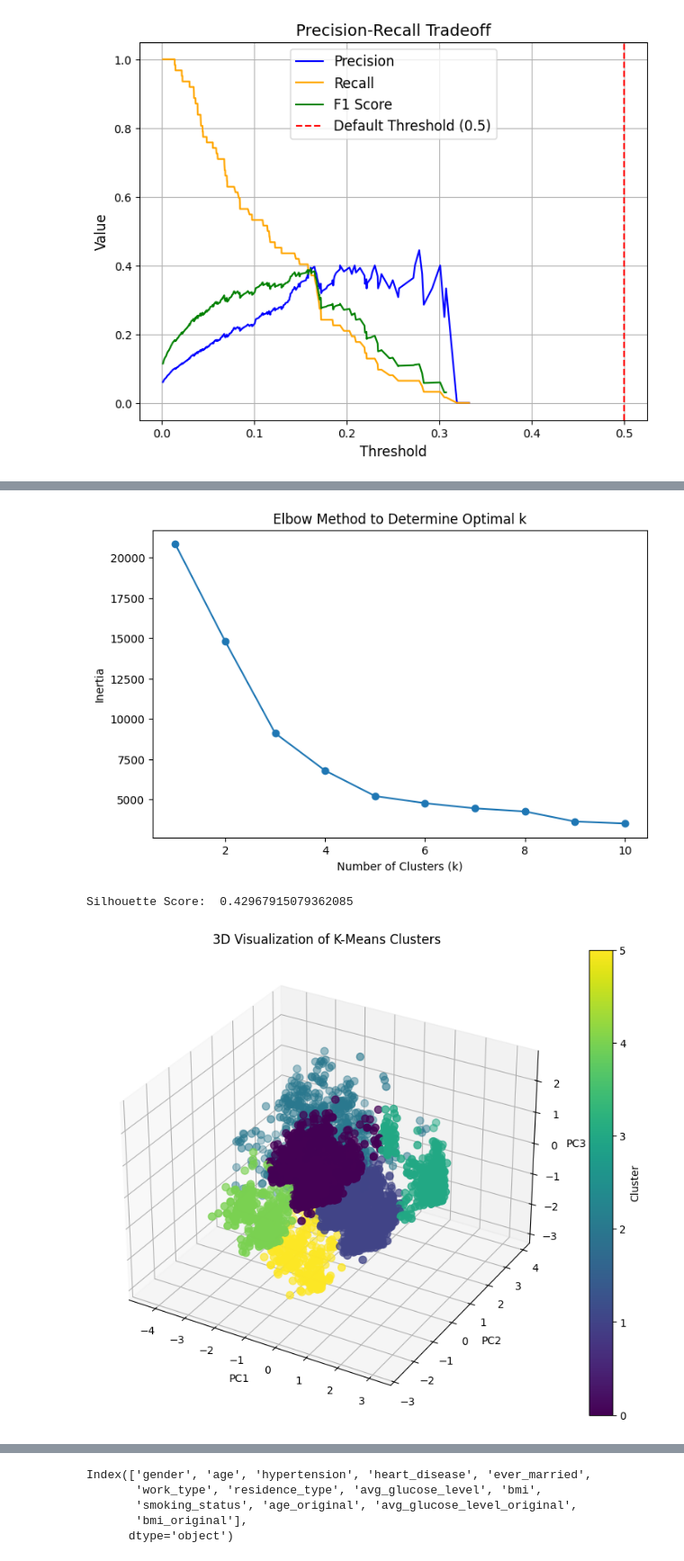
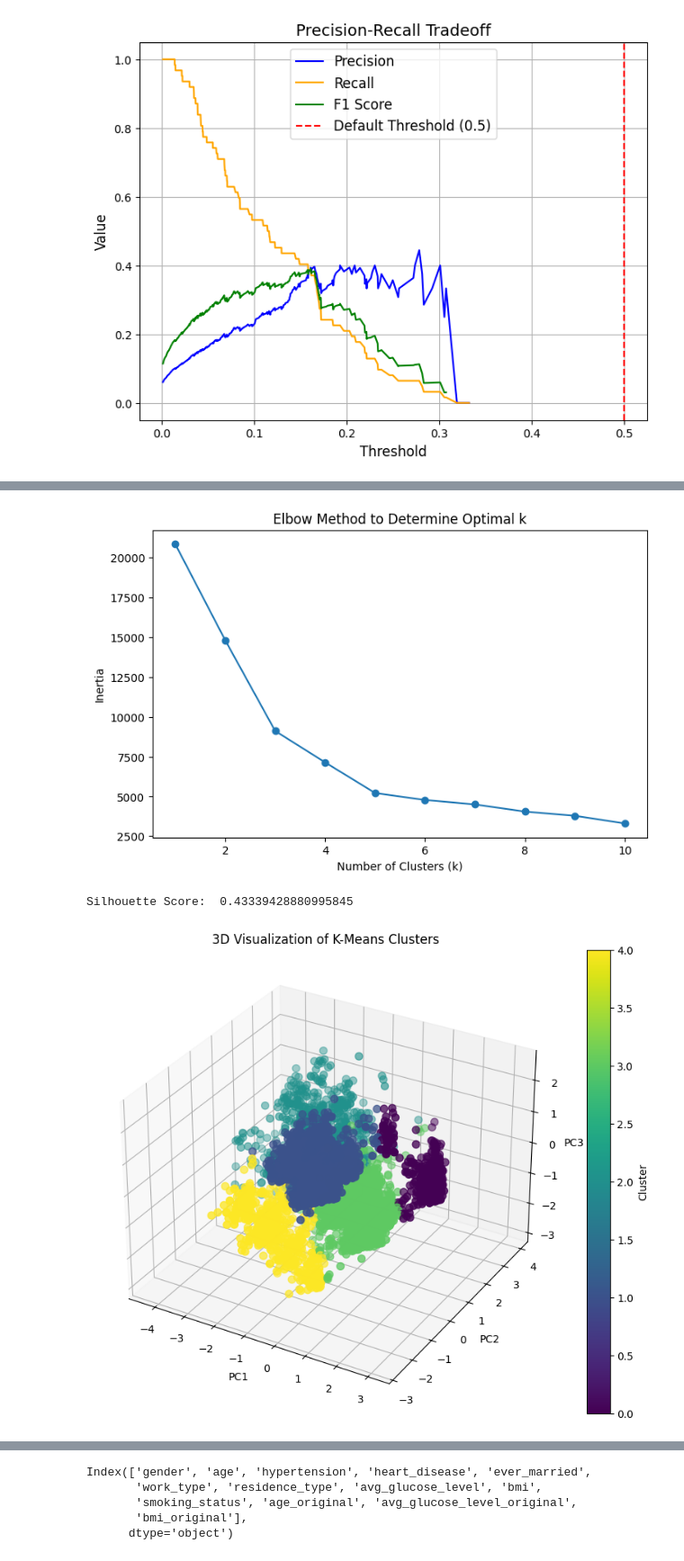
Before and after one commit to JConrad35/Lessons-Learned-During-Stroke-Prediction-Modeling, a Jupyter notebook: Stroke.ipynb, the cells around one changed output, grey strips where cells are left out. Shown at 90% size. Drawn from its saved outputs; the diff is of its cells as text; code cells hidden in the pictures.

```diff
--- a/Stroke.ipynb
+++ b/Stroke.ipynb
@@ -8,8 +8,8 @@ import matplotlib.pyplot as plt
 ## Import Dataset and Grab Initial Statistics
 # %%
 #Import Stroke Dataset from Excel file and drop the column named 'id'
-file_path  = r'c:\Users\julia\OneDrive\Documents\VS_Code_Repository\New_Project\archive(1)\healthcare-dataset-stroke-data.xlsx'
-data1 = pd.read_excel(file_path)
+file_path  = r"C:\Users\julia\OneDrive\Documents\VS_Code_Data\archive (1)\healthcare-dataset-stroke-data.csv"
+data1 = pd.read_csv(file_path)
 data1.shape
 # %% [output]
 (5110, 12)
@@ -544,34 +544,34 @@ plt.ylabel('Inertia')
 plt.title('Elbow Method to Determine Optimal k')
 plt.show()
 # %% [output]
-[figure, old version]
+[figure, new version]
 # %%
 # Perform K-Means Clustering
-optimal_k = 6
+optimal_k = 5
 
 kmeans = KMeans(n_clusters=optimal_k)
 kmeans.fit(data1_drop_pca)
 
 #Assign cluster labels
 data1_drop_pca["Cluster"] = kmeans.labels_
 
 # Evaluate cluster performance using silhouette score
 silhouette_avg = silhouette_score(data1_drop_pca[['PC1', 'PC2', 'PC3']], kmeans.labels_)
 print(f"Silhouette Score: ", silhouette_avg)
 
 # Visualize clusters
 fig = plt.figure(figsize=(10, 8))
 ax = fig.add_subplot(111, projection='3d')
 sc = ax.scatter(data1_drop_pca['PC1'], data1_drop_pca['PC2'], data1_drop_pca['PC3'], c=data1_drop_pca['Cluster'], cmap='viridis', s=50)
 ax.set_xlabel('PC1')
 ax.set_ylabel('PC2')
 ax.set_zlabel('PC3')
 plt.colorbar(sc, label='Cluster')
 plt.title('3D Visualization of K-Means Clusters')
 plt.show()
 # %% [output]
-Silhouette Score:  0.42967915079362085
+Silhouette Score:  0.43339428880995845
-[figure, old version]
+[figure, new version]
 # %%
 # K-Means Clustering without PCA
 # Finding optimal k
```
Also changed, not shown: parts of 6 cells of this notebook.
